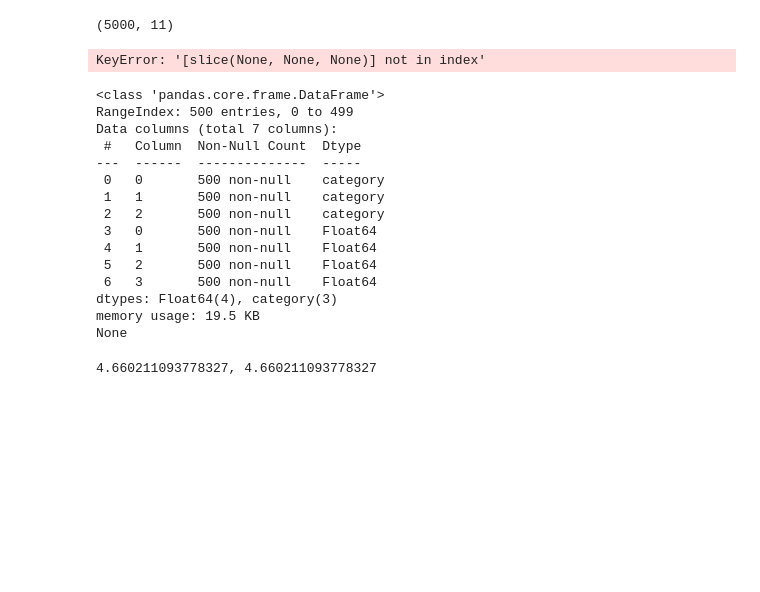
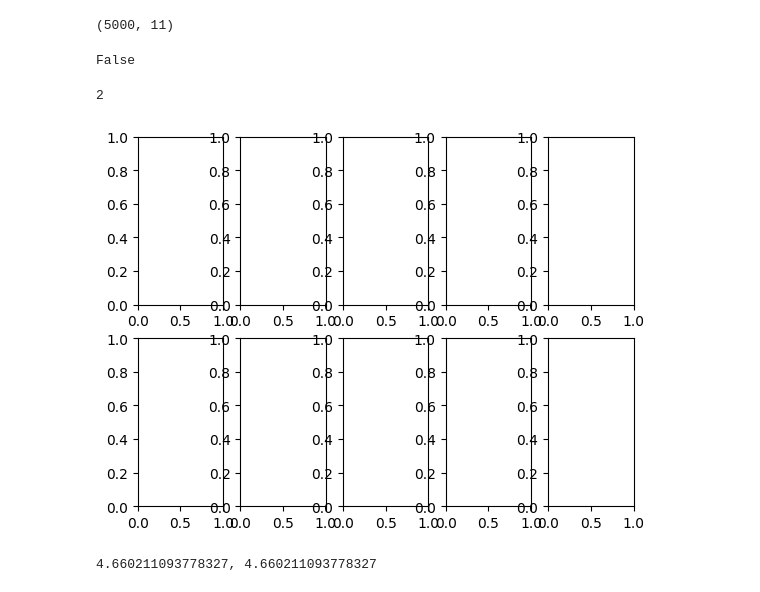
Before and after one commit to Pawel-Tomasz-Nowak/Scientific-collaboration, a Jupyter notebook: EmissionAnalysis/testowanie.ipynb, the cells around one changed output. Cells and saved outputs as stored; diff of their text form; code cells hidden in the pictures; blank space fills up the shorter version.

```diff
--- a/EmissionAnalysis/testowanie.ipynb
+++ b/EmissionAnalysis/testowanie.ipynb
@@ -983,55 +983,27 @@ from sklearn.compose import ColumnTransformer
 import pandas as pd
 
 
-Dane  = pd.read_csv("CO2Emission.csv", sep = ';',  decimal = ',')
-
-Dane
-
-
-slice = pd.IndexSlice
-
-
-
-Dane.loc[:, slice["Make",:]]
+print(pd.api.types.is_float_dtype(pd.Int8Dtype()))
 # %% [output]
-KeyError: '[slice(None, None, None)] not in index'
+False
-# %%
-import pandas as pd
-import numpy as  np
-
-from sklearn.compose import ColumnTransformer
-from sklearn.preprocessing import StandardScaler
-
-np.random.seed(42)
-
-X_cat = pd.DataFrame(np.random.randint(0, 3, size = [500, 3]), dtype = pd.CategoricalDtype())
-
-X_val = pd.DataFrame(np.random.uniform(0, 5, size = [500, 4]), dtype = pd.Float64Dtype())
-
-
-X = pd.concat(objs = (X_cat, X_val), axis  =1)
-
-Trans = ColumnTransformer(transformers =[("Scaler", StandardScaler(), [0,1,2])], remainder  = "passthrough", verbose_feature_names_out = False)
-Trans.set_output(transform = "pandas")
-
-
-Transformator
-# %% [output]
-<class 'pandas.core.frame.DataFrame'>
-RangeIndex: 500 entries, 0 to 499
-Data columns (total 7 columns):
- #   Column  Non-Null Count  Dtype
----  ------  --------------  -----
- 0   0       500 non-null    category
- 1   1       500 non-null    category
- 2   2       500 non-null    category
- 3   0       500 non-null    Float64
- 4   1       500 non-null    Float64
- 5   2       500 non-null    Float64
- 6   3       500 non-null    Float64
-dtypes: Float64(4), category(3)
-memory usage: 19.5 KB
-None
+# %%
+import pandas as pd
+import numpy as  np
+
+from sklearn.compose import ColumnTransformer
+from sklearn.preprocessing import StandardScaler
+
+import matplotlib.pyplot as plt
+
+
+
+
+figure, list_of_axes = plt.subplots(nrows=  2, ncols = 5)
+
+print(list_of_axes.ndim)
+# %% [output]
+2
+[figure, added]
 # %%
 import numpy as np
 import pandas as pd
```
Also changed, not shown: parts of 2 cells of this notebook, 3 other files.
